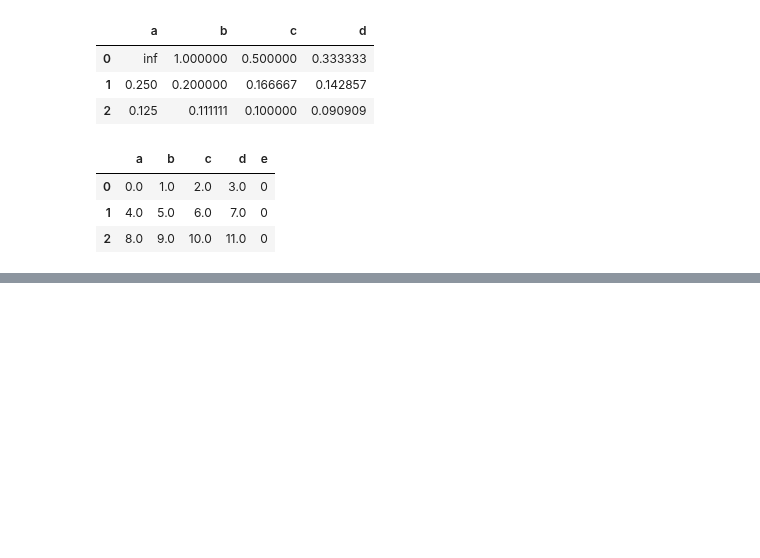
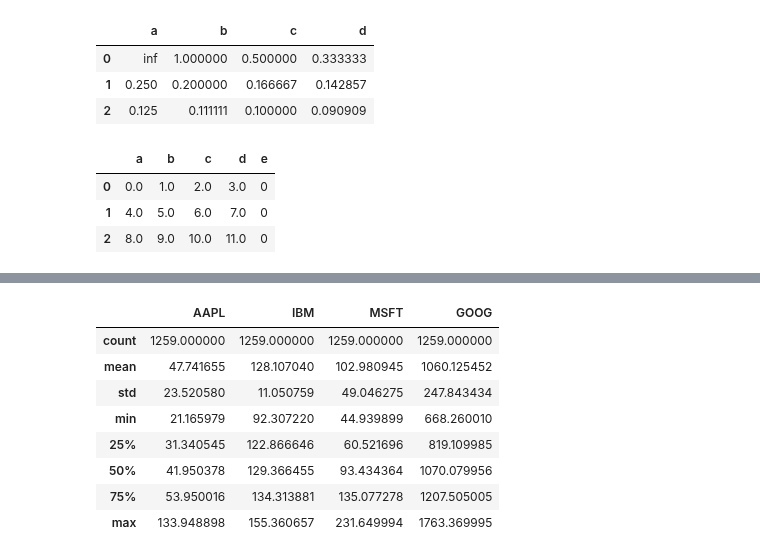
Before and after one commit to guiebitt/cdpythonanalisedados, a Jupyter notebook: aula02/IntroducaoPandas.ipynb, the cells around one changed output, grey strips where cells are left out. Saved outputs shown, nothing was run; the diff lists cells and outputs as text; code cells hidden in the pictures; blank space fills up the shorter version.

Commit message:
Introducao Pandas Parte 2

```diff
--- a/aula02/IntroducaoPandas.ipynb
+++ b/aula02/IntroducaoPandas.ipynb
@@ -615,0 +887,17 @@ df1.reindex(columns=df2.columns, fill_value=0)
+# %%
+import pandas_datareader.data as web
+all_data = {ticker: web.get_data_yahoo(ticker) for ticker in ['AAPL', 'IBM', 'MSFT', 'GOOG']}
+price = pd.DataFrame({ticker: data['Adj Close'] for ticker, data in all_data.items()})
+volume = pd.DataFrame({ticker: data['Volume'] for ticker, data in all_data.items()})
+# %%
+price.describe()
+# %% [output]
+|  | AAPL | IBM | MSFT | GOOG |
+| count | 1259.000000 | 1259.000000 | 1259.000000 | 1259.000000 |
+| mean | 47.741655 | 128.107040 | 102.980945 | 1060.125452 |
+| std | 23.520580 | 11.050759 | 49.046275 | 247.843434 |
+| min | 21.165979 | 92.307220 | 44.939899 | 668.260010 |
+| 25% | 31.340545 | 122.866646 | 60.521696 | 819.109985 |
+| 50% | 41.950378 | 129.366455 | 93.434364 | 1070.079956 |
+| 75% | 53.950016 | 134.313881 | 135.077278 | 1207.505005 |
+| max | 133.948898 | 155.360657 | 231.649994 | 1763.369995 |
```
Also changed, not shown: parts of 34 cells of this notebook.
